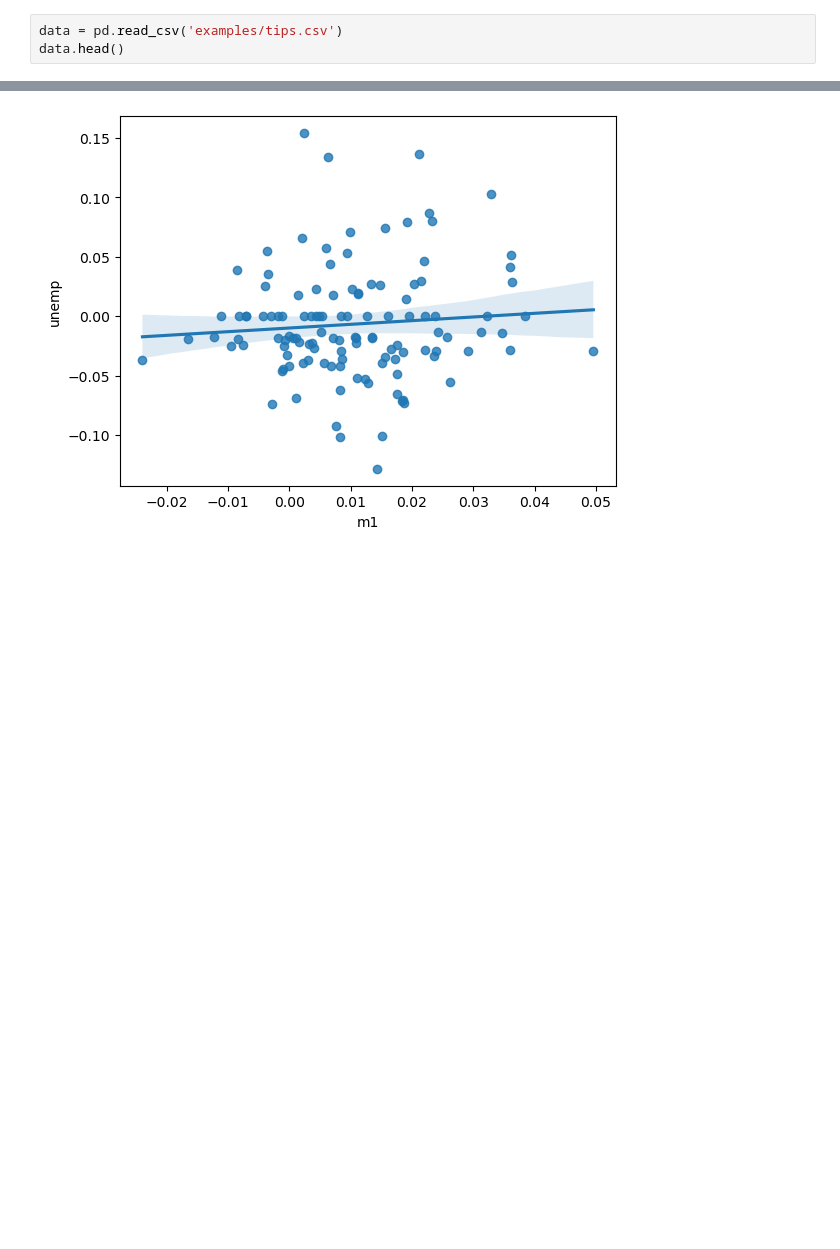
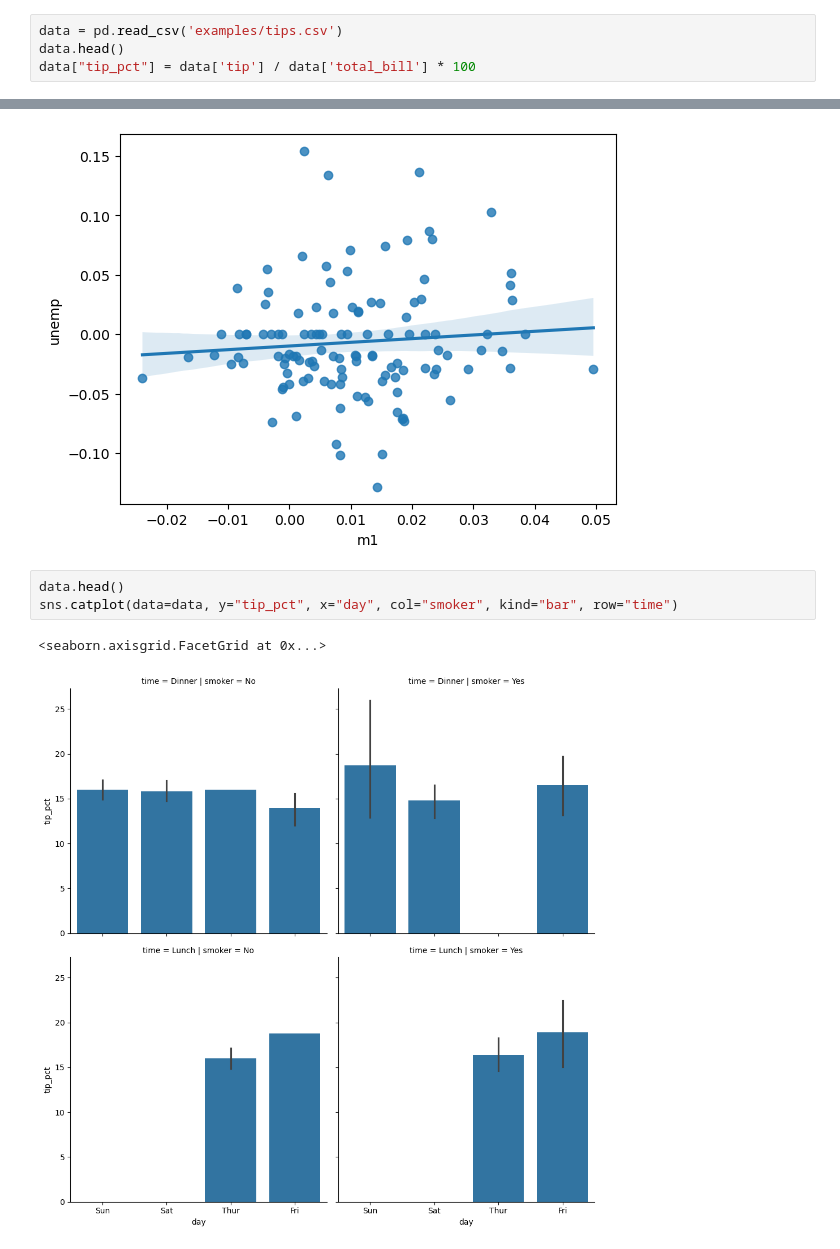
Before and after one commit to umais2005/Learning-Data_Analysis, a Jupyter notebook: Learning Data Analysis.ipynb, the cells around one changed output, grey strips where cells are left out. Saved outputs shown, nothing was run; the diff lists cells and outputs as text; blank space fills up the shorter version.

```diff
--- a/Learning Data Analysis.ipynb
+++ b/Learning Data Analysis.ipynb
@@ -401,3 +402,4 @@ axes.grid()
 # %%
 data = pd.read_csv('examples/tips.csv')
 data.head()
+data["tip_pct"] = data['tip'] / data['total_bill'] * 100
@@ -474,3 +467,9 @@ sns.regplot(x="m1", y='unemp', data=macro_data)
 # %% [output]
 <Axes: xlabel='m1', ylabel='unemp'>
 [figure]
+# %%
+data.head()
+sns.catplot(data=data, y="tip_pct", x="day", col="smoker", kind="bar", row="time")
+# %% [output]
+<seaborn.axisgrid.FacetGrid at 0x...>
+[figure, added]
```
Also changed, not shown: parts of 8 cells of this notebook.
